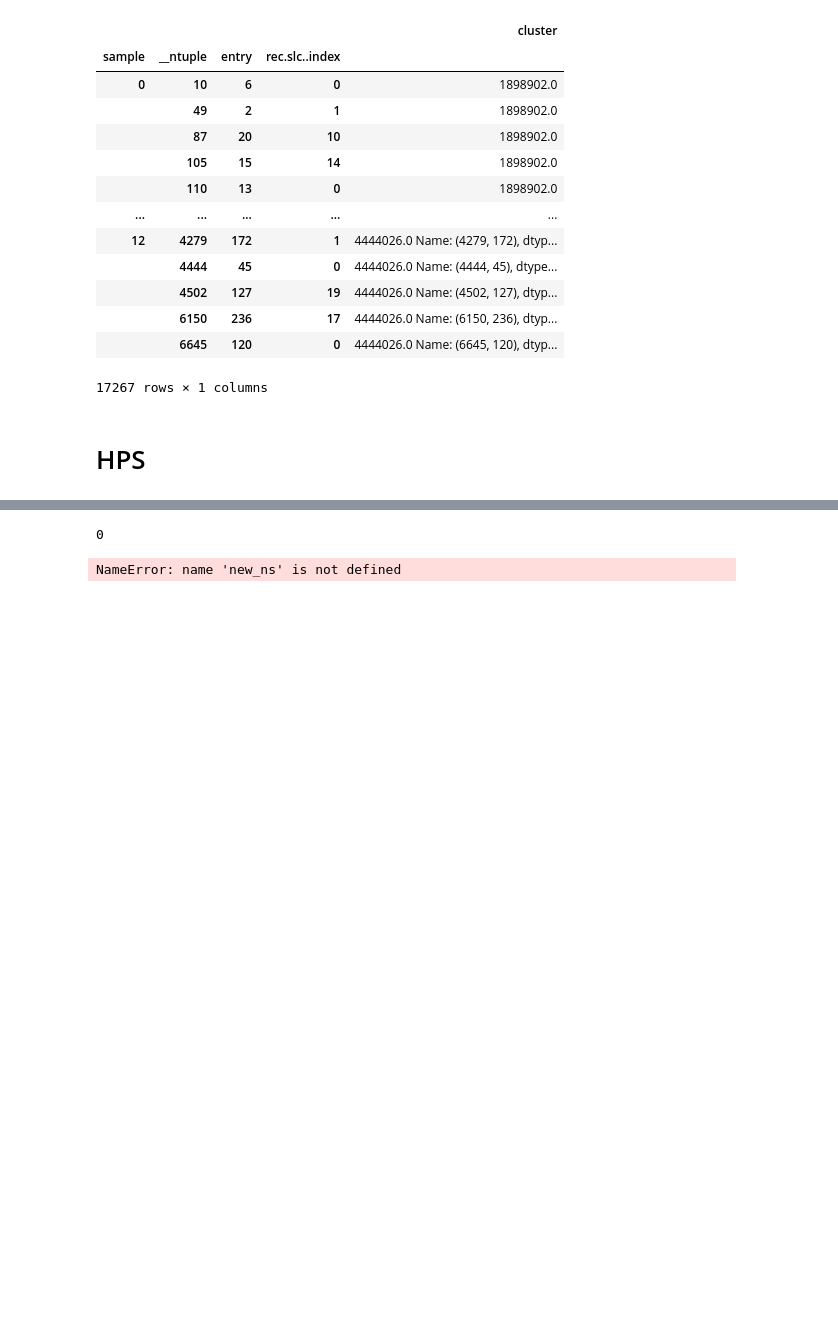
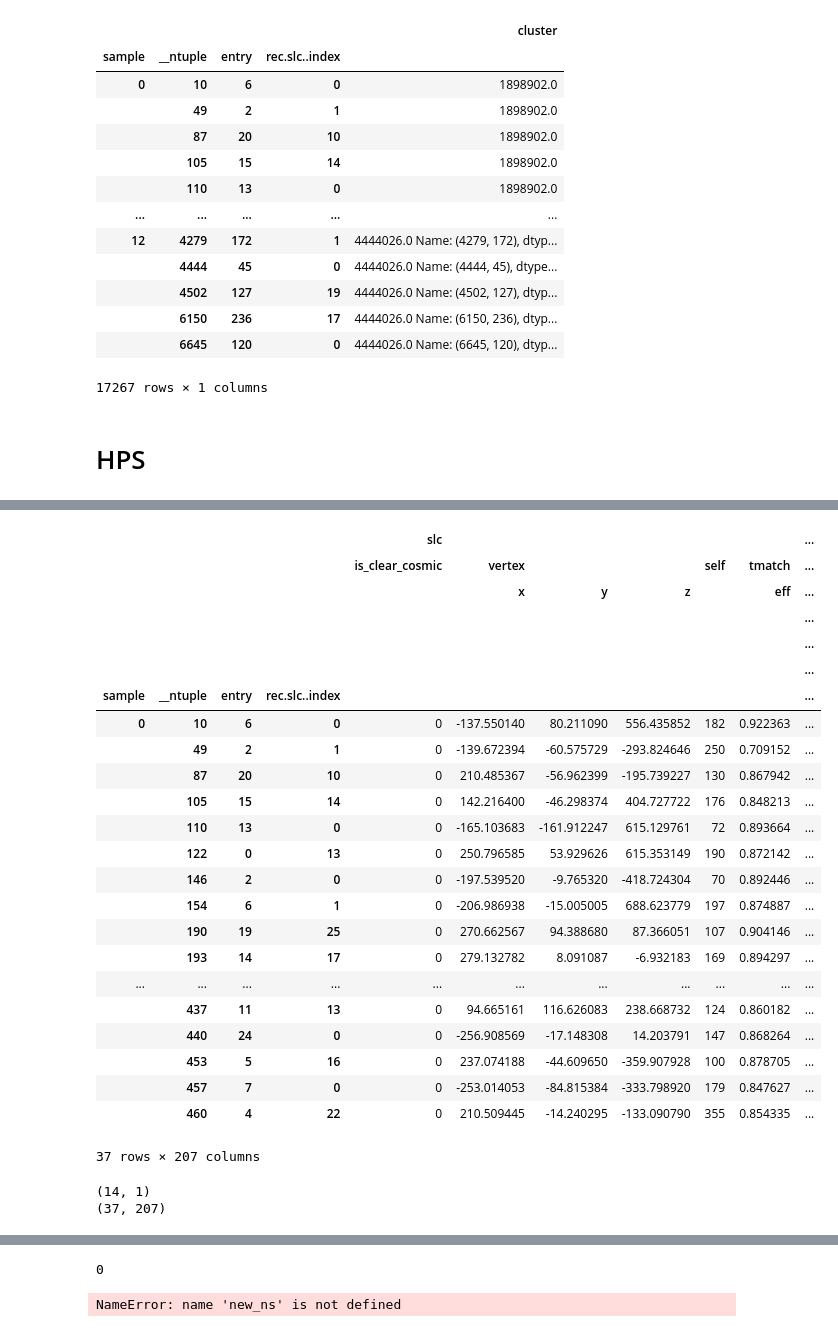
Before and after one commit to SBNSoftware/sbnana, a Jupyter notebook: sbnana/SBNAna/icarus-analysis-villiage/pyana/dimuon-tools/nb/exiting_muons/unc_sensitivity.ipynb, the cells around one changed output, grey strips where cells are left out. Cells and saved outputs as stored; diff of their text form; code cells hidden in the pictures; blank space fills up the shorter version.

```diff
--- a/sbnana/SBNAna/icarus-analysis-villiage/pyana/dimuon-tools/nb/exiting_muons/unc_sensitivity.ipynb
+++ b/sbnana/SBNAna/icarus-analysis-villiage/pyana/dimuon-tools/nb/exiting_muons/unc_sensitivity.ipynb
@@ -199,0 +286,34 @@ Working on '$M_S$ = 330, $\\theta_S$ = 2e-05'
+# %%
+#df = evtdf[categories[i]].loc[i]
+df
+# %% [output]
+|  |  |  |  | slc |  |  |  |  |  | ... |
+|  |  |  |  | is_clear_cosmic | vertex |  |  | self | tmatch | ... |
+|  |  |  |  |  | x | y | z |  | eff | ... |
+|  |  |  |  |  |  |  |  |  |  | ... |
+|  |  |  |  |  |  |  |  |  |  | ... |
+|  |  |  |  |  |  |  |  |  |  | ... |
+| sample | __ntuple | entry | rec.slc..index |  |  |  |  |  |  | ... |
+| 0 | 10 | 6 | 0 | 0 | -137.550140 | 80.211090 | 556.435852 | 182 | 0.922363 | ... |
+|  | 49 | 2 | 1 | 0 | -139.672394 | -60.575729 | -293.824646 | 250 | 0.709152 | ... |
+|  | 87 | 20 | 10 | 0 | 210.485367 | -56.962399 | -195.739227 | 130 | 0.867942 | ... |
+|  | 105 | 15 | 14 | 0 | 142.216400 | -46.298374 | 404.727722 | 176 | 0.848213 | ... |
+|  | 110 | 13 | 0 | 0 | -165.103683 | -161.912247 | 615.129761 | 72 | 0.893664 | ... |
+|  | 122 | 0 | 13 | 0 | 250.796585 | 53.929626 | 615.353149 | 190 | 0.872142 | ... |
+|  | 146 | 2 | 0 | 0 | -197.539520 | -9.765320 | -418.724304 | 70 | 0.892446 | ... |
+|  | 154 | 6 | 1 | 0 | -206.986938 | -15.005005 | 688.623779 | 197 | 0.874887 | ... |
+|  | 190 | 19 | 25 | 0 | 270.662567 | 94.388680 | 87.366051 | 107 | 0.904146 | ... |
+|  | 193 | 14 | 17 | 0 | 279.132782 | 8.091087 | -6.932183 | 169 | 0.894297 | ... |
+| ... | ... | ... | ... | ... | ... | ... | ... | ... | ... | ... |
+|  | 437 | 11 | 13 | 0 | 94.665161 | 116.626083 | 238.668732 | 124 | 0.860182 | ... |
+|  | 440 | 24 | 0 | 0 | -256.908569 | -17.148308 | 14.203791 | 147 | 0.868264 | ... |
+|  | 453 | 5 | 16 | 0 | 237.074188 | -44.609650 | -359.907928 | 100 | 0.878705 | ... |
+|  | 457 | 7 | 0 | 0 | -253.014053 | -84.815384 | -333.798920 | 179 | 0.847627 | ... |
+|  | 460 | 4 | 22 | 0 | 210.509445 | -14.240295 | -133.090790 | 355 | 0.854335 | ... |
+37 rows × 207 columns
+# %%
+print(pd.DataFrame(rescale_new_mixing).shape)
+print(df.shape)
+# %% [output]
+(14, 1)
+(37, 207)
```
Also changed, not shown: parts of 12 cells of this notebook, 3 other files.
